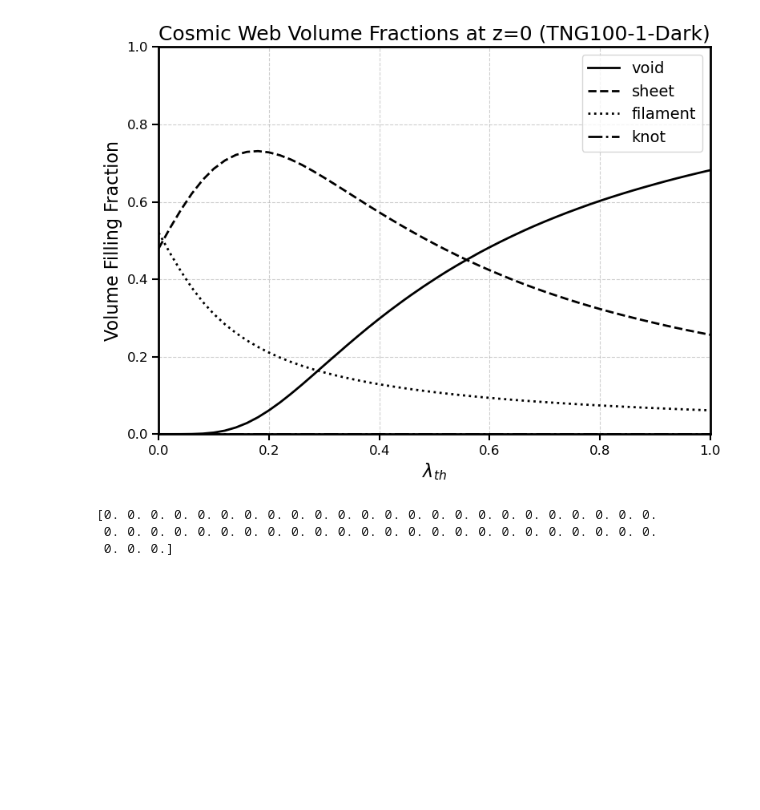
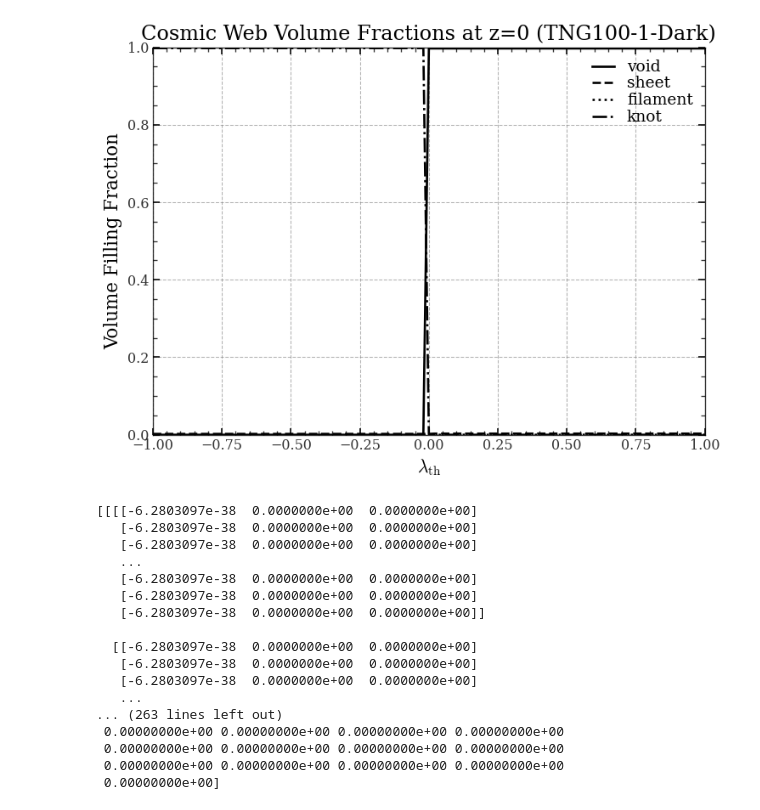
Before and after one commit to Phiyu/halo_web, a Jupyter notebook: docs/code_sample/theory/sample_check.ipynb, the cells around one changed output. Saved outputs shown, nothing was run; the diff lists cells and outputs as text; code cells hidden in the pictures; blank space fills up the shorter version.

```diff
--- a/docs/code_sample/theory/sample_check.ipynb
+++ b/docs/code_sample/theory/sample_check.ipynb
@@ -81,7 +83,9 @@ plt.show()
 # %%
+# plot vff vs lambda_th
+
 from tqdm import tqdm
 
-lambda_th_values = np.linspace(0.0, 1.0, 51)
+lambda_th_values = np.linspace(-1.0, 1.0, 101)
 
 
 def calculate_vff_vs_lambda(lams: np.ndarray, lambda_thresholds: np.ndarray) -> dict:
@@ -126,7 +130,7 @@ def plot_vff(lambda_thresholds: np.ndarray, vff_data: dict):
     ax.set_ylabel('Volume Filling Fraction', fontsize=16)
     ax.set_title('Cosmic Web Volume Fractions at z=0 (TNG100-1-Dark)', fontsize=18)
 
-    ax.set_xlim(0.0, 1.0)
+    ax.set_xlim(-1.0, 1.0)
     ax.set_ylim(0.0, 1.0)
 
     ax.tick_params(axis='both', which='major', labelsize=12, length=6, width=1.5)
@@ -135,17 +139,30 @@ def plot_vff(lambda_thresholds: np.ndarray, vff_data: dict):
 
     plt.tight_layout()
     plt.show()
-# --- 4. 主程序 ---
-
-if __name__ == '__main__':
-    with h5py.File(file_tidal_field, 'r') as f:
-        lams_data = f['lams'][:]
-
-    vff_results = calculate_vff_vs_lambda(lams_data, lambda_th_values)
-    plot_vff(lambda_th_values, vff_results)
-    print(vff_results['knot'])
-# %% [output]
-[figure, removed]
-[0. 0. 0. 0. 0. 0. 0. 0. 0. 0. 0. 0. 0. 0. 0. 0. 0. 0. 0. 0. 0. 0. 0. 0.
- 0. 0. 0. 0. 0. 0. 0. 0. 0. 0. 0. 0. 0. 0. 0. 0. 0. 0. 0. 0. 0. 0. 0. 0.
- 0. 0. 0.]
+# %%
+with h5py.File(file_tidal_field, 'r', locking=False) as f:
+    lams_data = f['lams'][:]
+
+vff_results = calculate_vff_vs_lambda(lams_data, lambda_th_values)
+plot_vff(lambda_th_values, vff_results)
+print(lams_data[:5])
+print(vff_results['knot'])
+# %% [output]
+[figure, added]
+[[[[-6.2803097e-38  0.0000000e+00  0.0000000e+00]
+   [-6.2803097e-38  0.0000000e+00  0.0000000e+00]
+   [-6.2803097e-38  0.0000000e+00  0.0000000e+00]
+   ...
+   [-6.2803097e-38  0.0000000e+00  0.0000000e+00]
+   [-6.2803097e-38  0.0000000e+00  0.0000000e+00]
+   [-6.2803097e-38  0.0000000e+00  0.0000000e+00]]
+
+  [[-6.2803097e-38  0.0000000e+00  0.0000000e+00]
+   [-6.2803097e-38  0.0000000e+00  0.0000000e+00]
+   [-6.2803097e-38  0.0000000e+00  0.0000000e+00]
+   ...
+... (263 lines left out)
+ 0.00000000e+00 0.00000000e+00 0.00000000e+00 0.00000000e+00
+ 0.00000000e+00 0.00000000e+00 0.00000000e+00 0.00000000e+00
+ 0.00000000e+00 0.00000000e+00 0.00000000e+00 0.00000000e+00
+ 0.00000000e+00]
```
Also changed, not shown: parts of 2 cells of this notebook, 2 other files.
